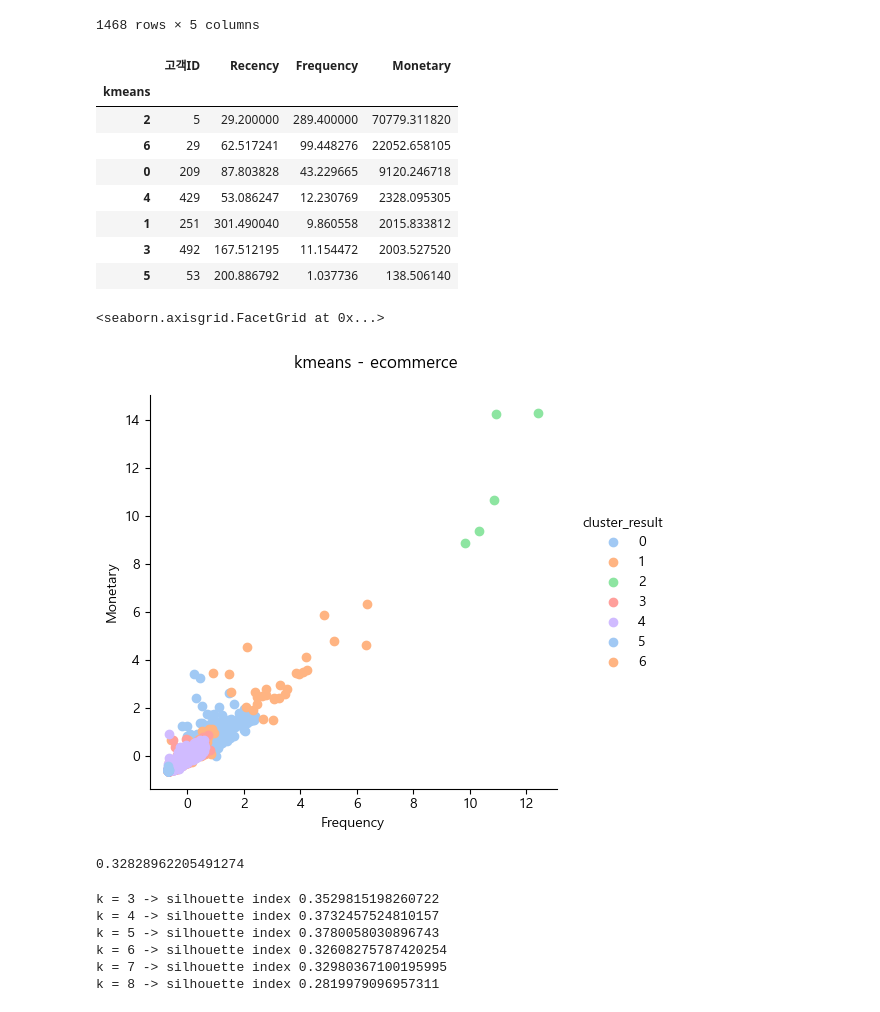
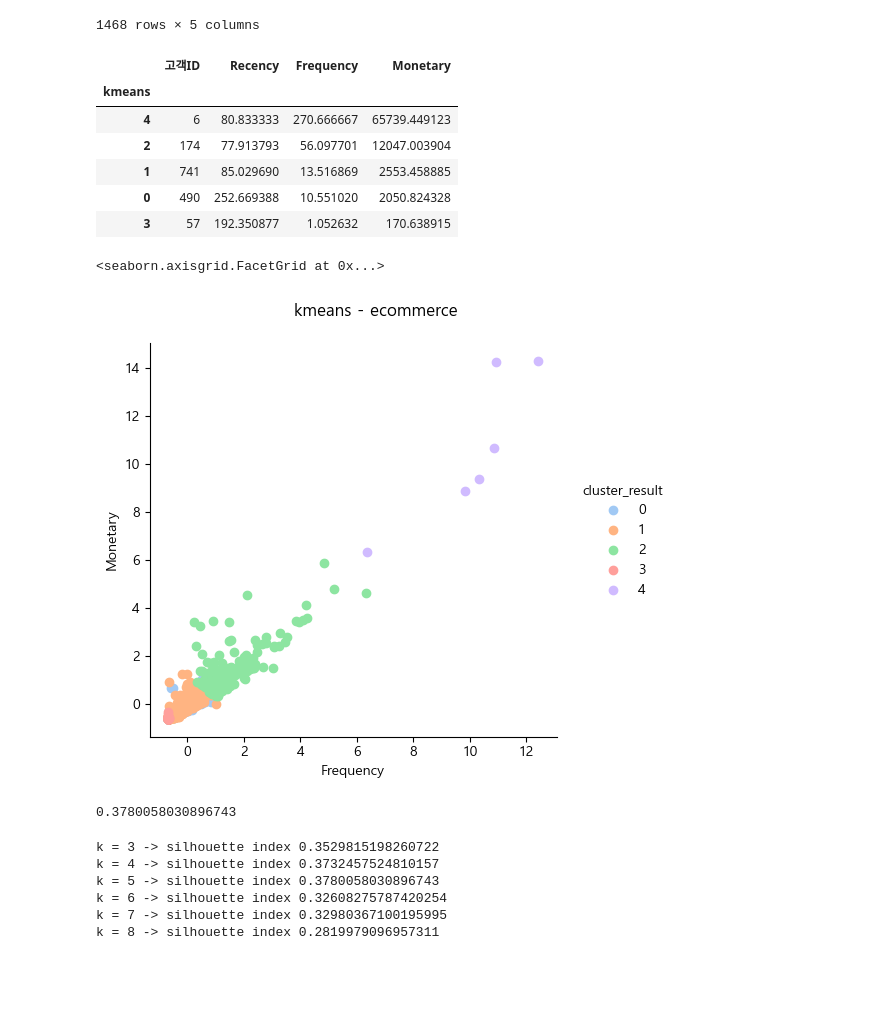
Before and after one commit to ColorConeHead/final_project, a Jupyter notebook: merge.ipynb, the cells around one changed output. Drawn from its saved outputs; the diff is of its cells as text; code cells hidden in the pictures; blank space fills up the shorter version.

```diff
--- a/merge.ipynb
+++ b/merge.ipynb
@@ -234,3 +230,15 @@ df.head()
 | 2 | USER_1358 | Transaction_0002 | 2019-01-01 | Product_0904 | Office | 1 | 2.05 | 6.5 | Used | 남 | Chicago | ... |
 | 3 | USER_1358 | Transaction_0003 | 2019-01-01 | Product_0203 | Apparel | 5 | 17.53 | 6.5 | Not Used | 남 | Chicago | ... |
 | 4 | USER_1358 | Transaction_0003 | 2019-01-01 | Product_0848 | Bags | 1 | 16.50 | 6.5 | Used | 남 | Chicago | ... |
+# %%
+df['평균배송료'] = np.array([0 for i in range(len(df))])
+# %%
+for i in tqdm(df.groupby(['고객ID', '거래ID'])['총금액'].sum().sort_index().index):
+
+    temp = df[(df['고객ID'] == i[0]) & (df['거래ID'] == i[1])]['배송료'].mean()
+
+    df[(df['고객ID'] == i[0]) & (df['거래ID'] == i[1])]['평균배송료'] = temp
+
+    display(df[(df['고객ID'] == i[0]) & (df['거래ID'] == i[1])])
+
+    break
@@ -434,23 +526,21 @@ rfm_cluster_s
 # %%
 from sklearn.cluster import KMeans
 
-kmeans = KMeans(n_clusters=7, random_state=42, init='k-means++').fit(rfm_cluster_s.iloc[:, :5])
+kmeans = KMeans(n_clusters=5, random_state=42, init='k-means++').fit(rfm_cluster_s.iloc[:, :5])
 rfm_cluster_s['cluster_result'] = kmeans.labels_
 rfm_cluster_s['RFM'] = rfm['Segmentation']
 
 
 rfm['kmeans'] = rfm_cluster_s['cluster_result']
 rfm.groupby('kmeans')[['고객ID', 'Recency','Frequency','Monetary']].agg({'고객ID':'count', 'Recency':'mean', 'Frequency':'mean', 'Monetary':'mean'}).sort_values('Monetary', ascending=False)
 # %% [output]
 |  | 고객ID | Recency | Frequency | Monetary |
 | kmeans |  |  |  |  |
-| 2 | 5 | 29.200000 | 289.400000 | 70779.311820 |
-| 6 | 29 | 62.517241 | 99.448276 | 22052.658105 |
-| 0 | 209 | 87.803828 | 43.229665 | 9120.246718 |
-| 4 | 429 | 53.086247 | 12.230769 | 2328.095305 |
-| 1 | 251 | 301.490040 | 9.860558 | 2015.833812 |
-| 3 | 492 | 167.512195 | 11.154472 | 2003.527520 |
-| 5 | 53 | 200.886792 | 1.037736 | 138.506140 |
+| 4 | 6 | 80.833333 | 270.666667 | 65739.449123 |
+| 2 | 174 | 77.913793 | 56.097701 | 12047.003904 |
+| 1 | 741 | 85.029690 | 13.516869 | 2553.458885 |
+| 0 | 490 | 252.669388 | 10.551020 | 2050.824328 |
+| 3 | 57 | 192.350877 | 1.052632 | 170.638915 |
 # %%
 g = sns.FacetGrid(rfm_cluster_s, hue="cluster_result", height = 5, margin_titles = True,
                   palette = sns.color_palette("pastel", 5))
@@ -462,7 +552,7 @@ g.set_xlabels("Frequency")
 g.set_ylabels("Monetary")
 # %% [output]
 <seaborn.axisgrid.FacetGrid at 0x...>
-[figure, old version]
+[figure, new version]
 # %%
 df_centroids = pd.DataFrame(kmeans.cluster_centers_, columns=rfm_cluster_s.iloc[:, :5].columns)
 df_centroids['size'] = rfm.groupby('kmeans')['고객ID'].count()
@@ -495,7 +585,7 @@ from sklearn.metrics import silhouette_score, silhouette_samples
 silhouette_avg = silhouette_score(rfm_cluster_s.iloc[:, :5], kmeans.labels_)
 silhouette_avg
 # %% [output]
-0.32828962205491274
+0.3780058030896743
 # %%
 for k in range(3, 9):
     kmeans = KMeans(n_clusters=k, random_state=0).fit(rfm_cluster_s.iloc[:, :5])
```
Also changed, not shown: parts of 14 cells of this notebook.
